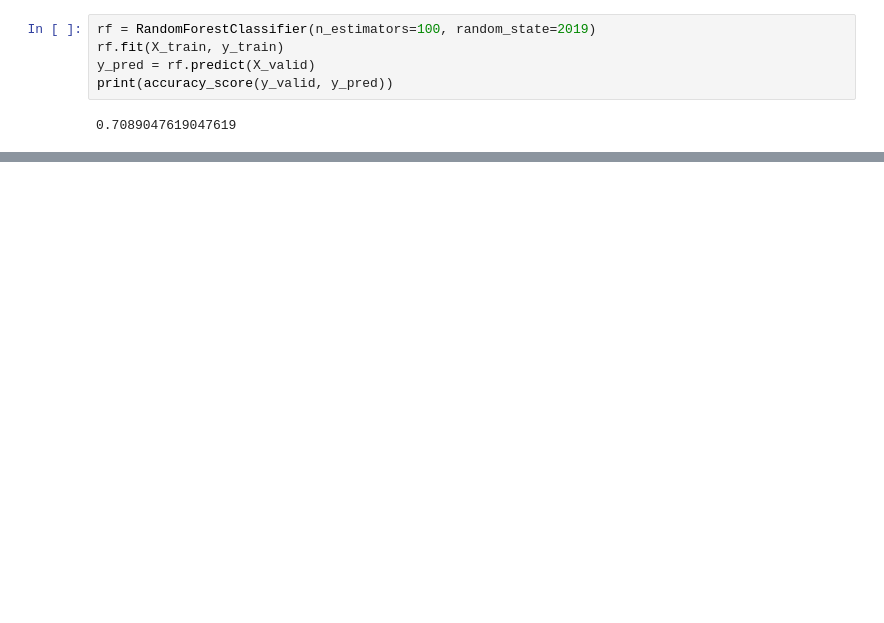
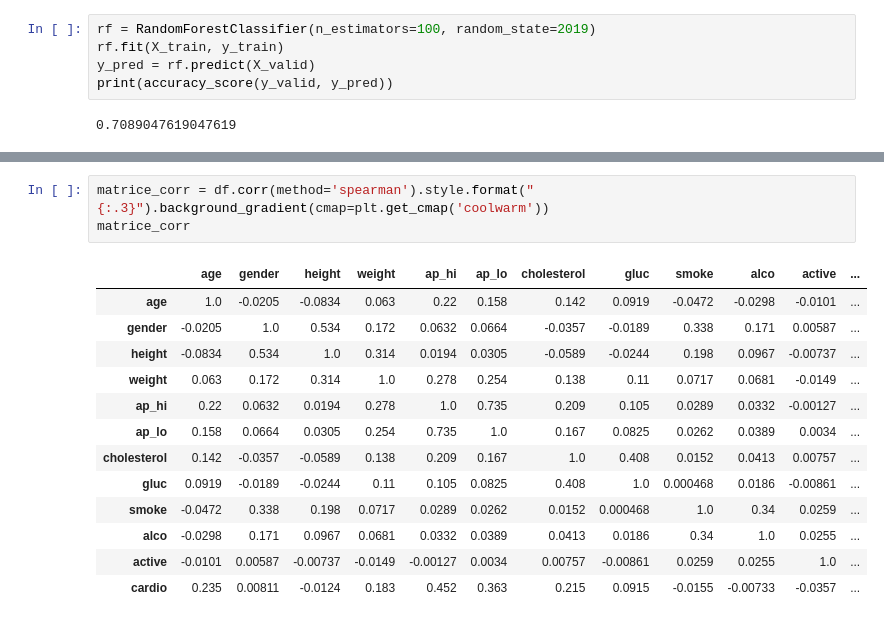
Before and after one commit to ejhb/2021-01-january-bench, a Jupyter notebook: 25-random-forest/script-zone/random-forest.ipynb, the cells around one changed output, grey strips where cells are left out. Cells and saved outputs as stored; diff of their text form; blank space fills up the shorter version.

```diff
--- a/25-random-forest/script-zone/random-forest.ipynb
+++ b/25-random-forest/script-zone/random-forest.ipynb
@@ -34,0 +94,17 @@ print(accuracy_score(y_valid, y_pred))
+# %%
+matrice_corr = df.corr(method='spearman').style.format("{:.3}").background_gradient(cmap=plt.get_cmap('coolwarm'))
+matrice_corr
+# %% [output]
+|  | age | gender | height | weight | ap_hi | ap_lo | cholesterol | gluc | smoke | alco | active | ... |
+| age | 1.0 | -0.0205 | -0.0834 | 0.063 | 0.22 | 0.158 | 0.142 | 0.0919 | -0.0472 | -0.0298 | -0.0101 | ... |
+| gender | -0.0205 | 1.0 | 0.534 | 0.172 | 0.0632 | 0.0664 | -0.0357 | -0.0189 | 0.338 | 0.171 | 0.00587 | ... |
+| height | -0.0834 | 0.534 | 1.0 | 0.314 | 0.0194 | 0.0305 | -0.0589 | -0.0244 | 0.198 | 0.0967 | -0.00737 | ... |
+| weight | 0.063 | 0.172 | 0.314 | 1.0 | 0.278 | 0.254 | 0.138 | 0.11 | 0.0717 | 0.0681 | -0.0149 | ... |
+| ap_hi | 0.22 | 0.0632 | 0.0194 | 0.278 | 1.0 | 0.735 | 0.209 | 0.105 | 0.0289 | 0.0332 | -0.00127 | ... |
+| ap_lo | 0.158 | 0.0664 | 0.0305 | 0.254 | 0.735 | 1.0 | 0.167 | 0.0825 | 0.0262 | 0.0389 | 0.0034 | ... |
+| cholesterol | 0.142 | -0.0357 | -0.0589 | 0.138 | 0.209 | 0.167 | 1.0 | 0.408 | 0.0152 | 0.0413 | 0.00757 | ... |
+| gluc | 0.0919 | -0.0189 | -0.0244 | 0.11 | 0.105 | 0.0825 | 0.408 | 1.0 | 0.000468 | 0.0186 | -0.00861 | ... |
+| smoke | -0.0472 | 0.338 | 0.198 | 0.0717 | 0.0289 | 0.0262 | 0.0152 | 0.000468 | 1.0 | 0.34 | 0.0259 | ... |
+| alco | -0.0298 | 0.171 | 0.0967 | 0.0681 | 0.0332 | 0.0389 | 0.0413 | 0.0186 | 0.34 | 1.0 | 0.0255 | ... |
+| active | -0.0101 | 0.00587 | -0.00737 | -0.0149 | -0.00127 | 0.0034 | 0.00757 | -0.00861 | 0.0259 | 0.0255 | 1.0 | ... |
+| cardio | 0.235 | 0.00811 | -0.0124 | 0.183 | 0.452 | 0.363 | 0.215 | 0.0915 | -0.0155 | -0.00733 | -0.0357 | ... |
```
Also changed, not shown: parts of 9 cells of this notebook, 5 other files.
